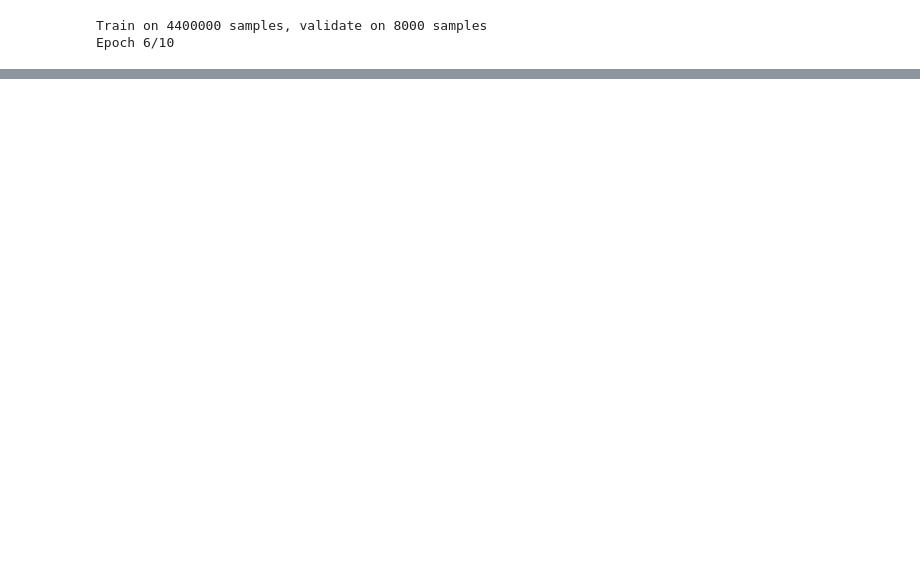
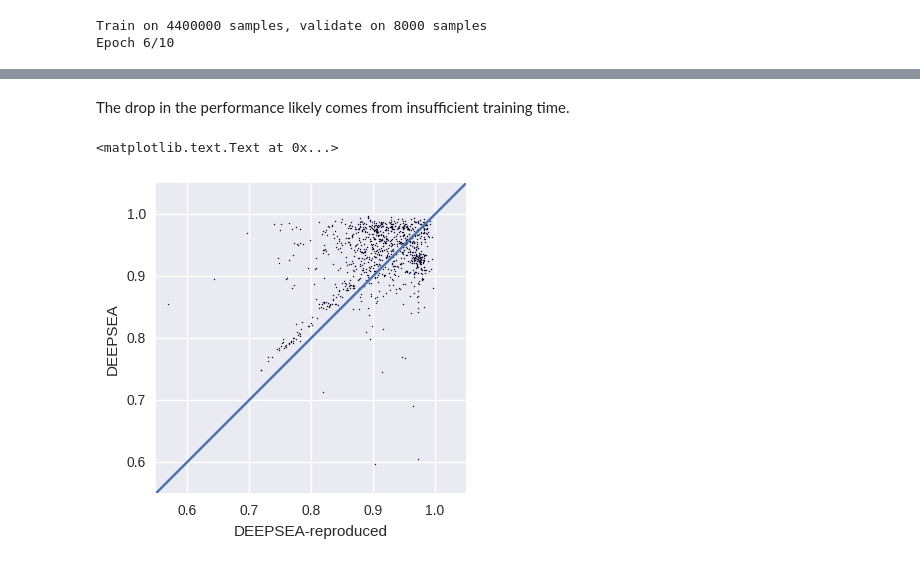
Before and after one commit to hiranumn/EE595project, a Jupyter notebook: Implementing DeapSEA with Keras.ipynb, the cells around one changed output, grey strips where cells are left out. Saved outputs shown, nothing was run; the diff lists cells and outputs as text; code cells hidden in the pictures; blank space fills up the shorter version.

```diff
--- a/Implementing DeapSEA with Keras.ipynb
+++ b/Implementing DeapSEA with Keras.ipynb
@@ -137,0 +168,29 @@ prediction = model.predict(test_X)
+# %%
+deepsea_result = [i.rstrip().split("\t") for i in open("features.txt", "r").readlines()][1:-1]
+# %%
+result1 = []
+for i in range(test_Y.shape[1]):
+    try:
+        result1.append(roc_auc_score(test_Y[:,i], prediction[:,i]))
+    except:
+        result1.append(0)
+# %%
+result2 = []
+for i in deepsea_result:
+    try:
+        result2.append(float(i[4]))
+    except:
+        result2.append(0)
+# %% [markdown]
+The drop in the performance likely comes from insufficient training time.
+# %%
+plt.figure(figsize=(4, 4))
+plt.scatter(result1, result2, s=0.5)
+plt.xlim(0.55, 1.05)
+plt.ylim(0.55, 1.05)
+plt.plot([0,1.05],[0,1.05])
+plt.ylabel("DEEPSEA")
+plt.xlabel("DEEPSEA-reproduced")
+# %% [output]
+<matplotlib.text.Text at 0x...>
+[figure, added]
```
Also changed, not shown: parts of 21 cells of this notebook, 4 other files.
